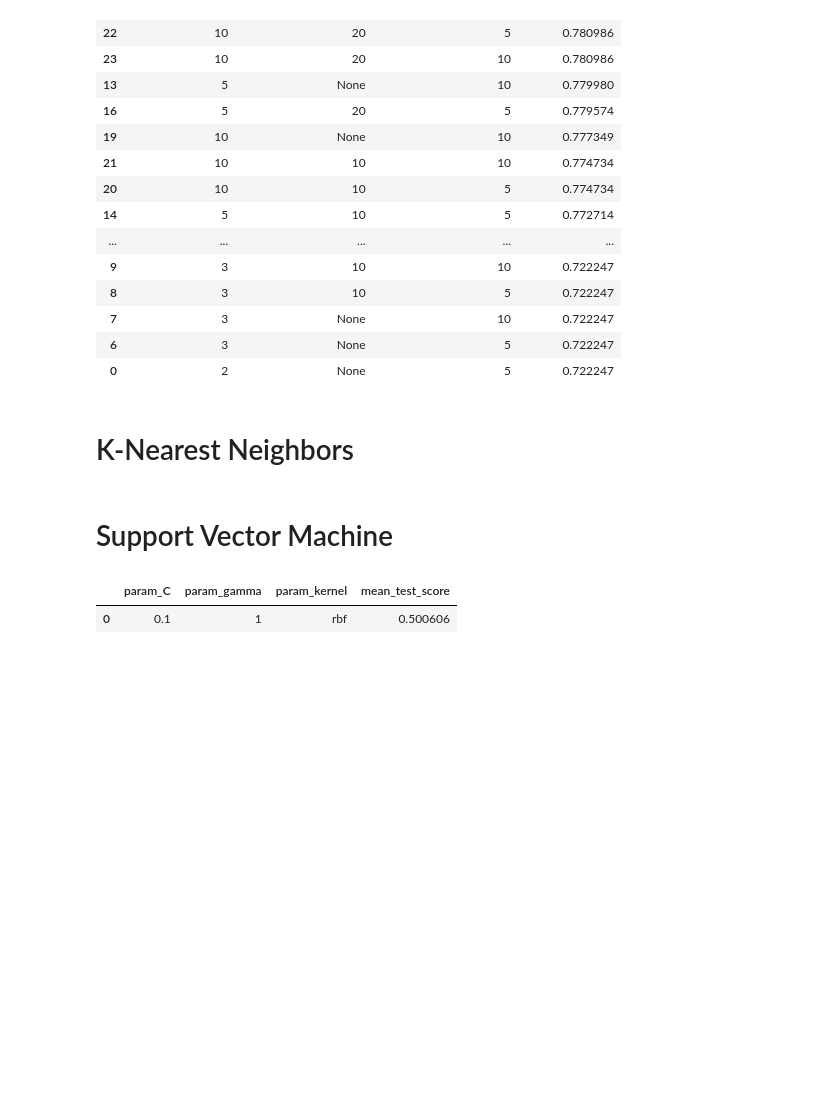
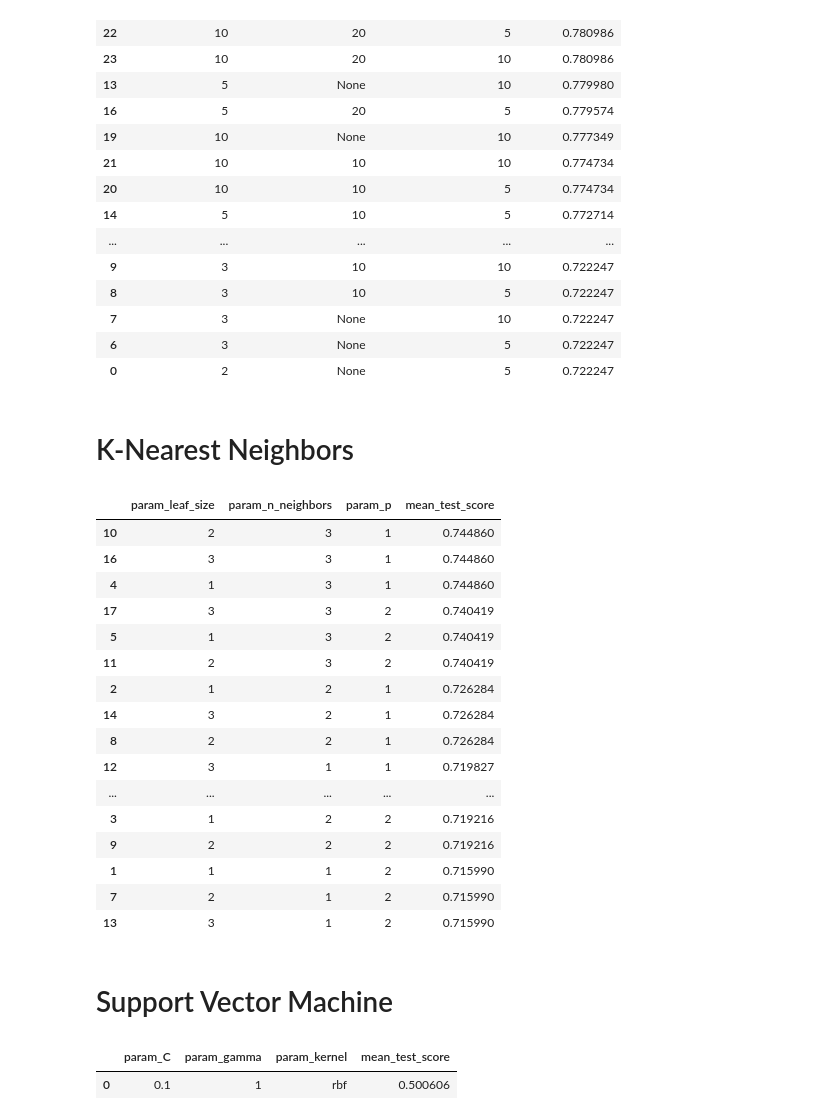
Before and after one commit to dpatularu/ai-final-project, a Jupyter notebook: final.ipynb, the cells around one changed output. Saved outputs shown, nothing was run; the diff lists cells and outputs as text; code cells hidden in the pictures; blank space fills up the shorter version.

```diff
--- a/final.ipynb
+++ b/final.ipynb
@@ -179,27 +179,44 @@ dt_model_scores[dt_score_columns].sort_values('mean_test_score', ascending=False
 | 7 | 3 | None | 10 | 0.722247 |
 | 6 | 3 | None | 5 | 0.722247 |
 | 0 | 2 | None | 5 | 0.722247 |
-# %% [markdown]
-# K-Nearest Neighbors
+# %% [markdown]
+# K-Nearest Neighbors
 # %%
 #K-nearest neighbors
 
 hyperparameters = {
     'leaf_size': [1,2,3],
     'n_neighbors': [1,2,3],
     "p":[1,2],
 }
 
 knn = KNeighborsClassifier()
 knn_clf = GridSearchCV(knn, hyperparameters, cv=10, n_jobs=-1)
 knn_model = knn_clf.fit(train_X, train_y)
 
 knn_model_scores = pd.DataFrame(knn_model.cv_results_)
-knn_model_scores.style.hide_index()
 knn_score_columns = ['param_leaf_size', 'param_n_neighbors', 'param_p', 'mean_test_score']
 knn_model_scores[knn_score_columns].sort_values('mean_test_score', ascending=False)
+# %% [output]
+|  | param_leaf_size | param_n_neighbors | param_p | mean_test_score |
+| 10 | 2 | 3 | 1 | 0.744860 |
+| 16 | 3 | 3 | 1 | 0.744860 |
+| 4 | 1 | 3 | 1 | 0.744860 |
+| 17 | 3 | 3 | 2 | 0.740419 |
+| 5 | 1 | 3 | 2 | 0.740419 |
+| 11 | 2 | 3 | 2 | 0.740419 |
+| 2 | 1 | 2 | 1 | 0.726284 |
+| 14 | 3 | 2 | 1 | 0.726284 |
+| 8 | 2 | 2 | 1 | 0.726284 |
+| 12 | 3 | 1 | 1 | 0.719827 |
+| ... | ... | ... | ... | ... |
+| 3 | 1 | 2 | 2 | 0.719216 |
+| 9 | 2 | 2 | 2 | 0.719216 |
+| 1 | 1 | 1 | 2 | 0.715990 |
+| 7 | 2 | 1 | 2 | 0.715990 |
+| 13 | 3 | 1 | 2 | 0.715990 |
-# %% [markdown]
-# Support Vector Machine
+# %% [markdown]
+# Support Vector Machine
 # %%
 #SVM
 
```
Also changed, not shown: parts of 8 cells of this notebook.
